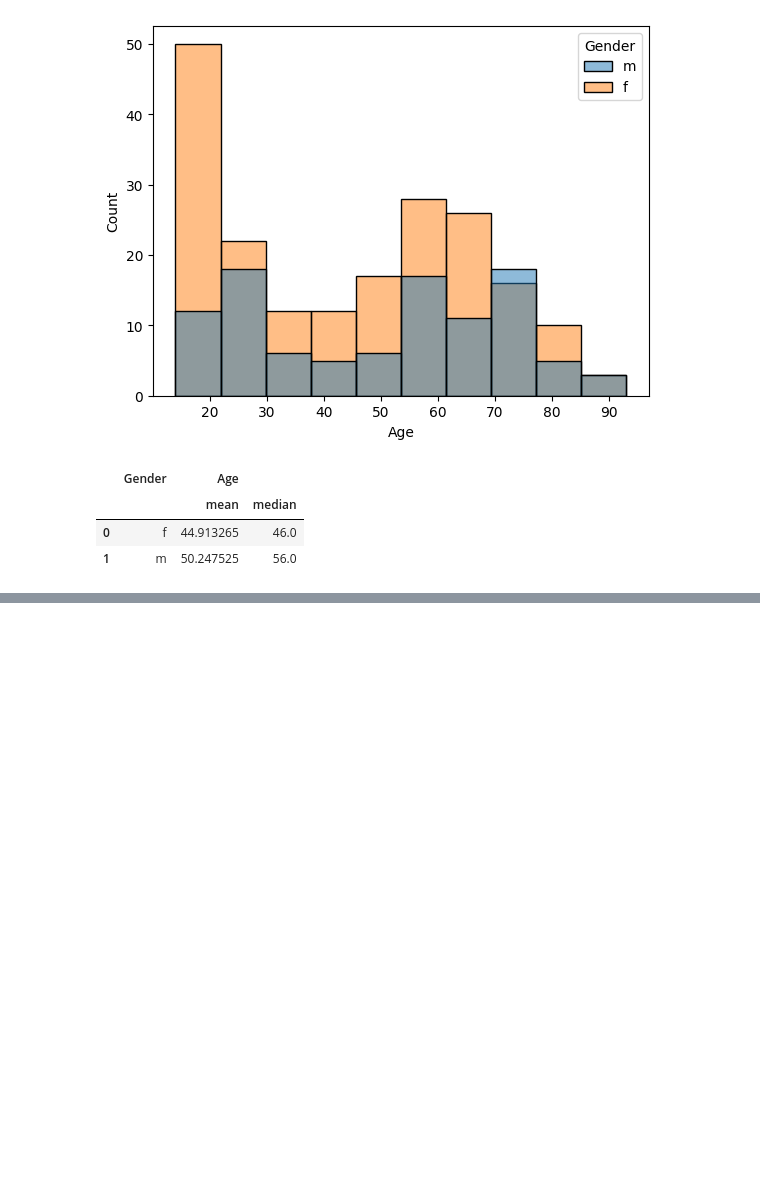
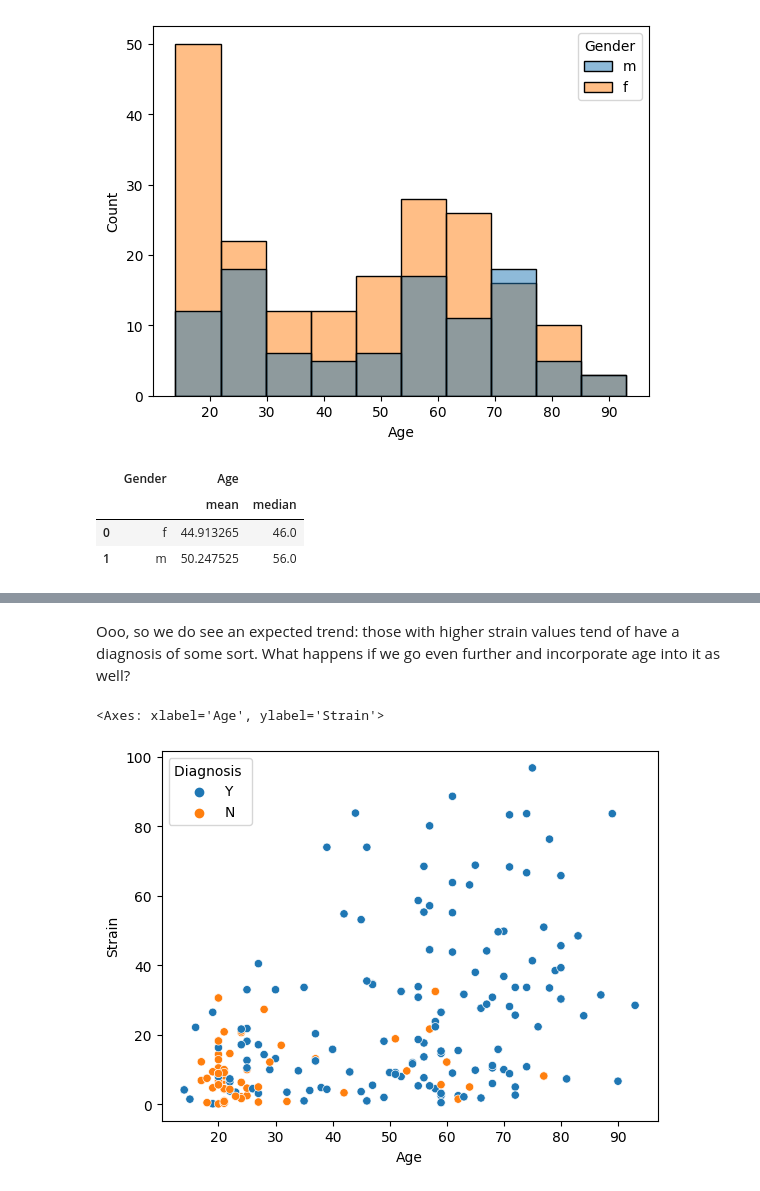
Before and after one commit to Berkeley-Speech-Group/audio_ml_workshop_2023, a Jupyter notebook: notebooks/00_data_exploration.ipynb, the cells around one changed output, grey strips where cells are left out. Cells and saved outputs as stored; diff of their text form; code cells hidden in the pictures; blank space fills up the shorter version.

```diff
--- a/notebooks/00_data_exploration.ipynb
+++ b/notebooks/00_data_exploration.ipynb
@@ -188,0 +398,7 @@ So that's interesting!
+# %% [markdown]
+Ooo, so we do see an expected trend: those with higher strain values tend of have a diagnosis of some sort. What happens if we go even further and incorporate age into it as well?
+# %%
+sns.scatterplot(data=matched_df, x="Age", y="Strain", hue="Diagnosis ")
+# %% [output]
+<Axes: xlabel='Age', ylabel='Strain'>
+[figure, added]
```
Also changed, not shown: parts of 40 cells of this notebook.
